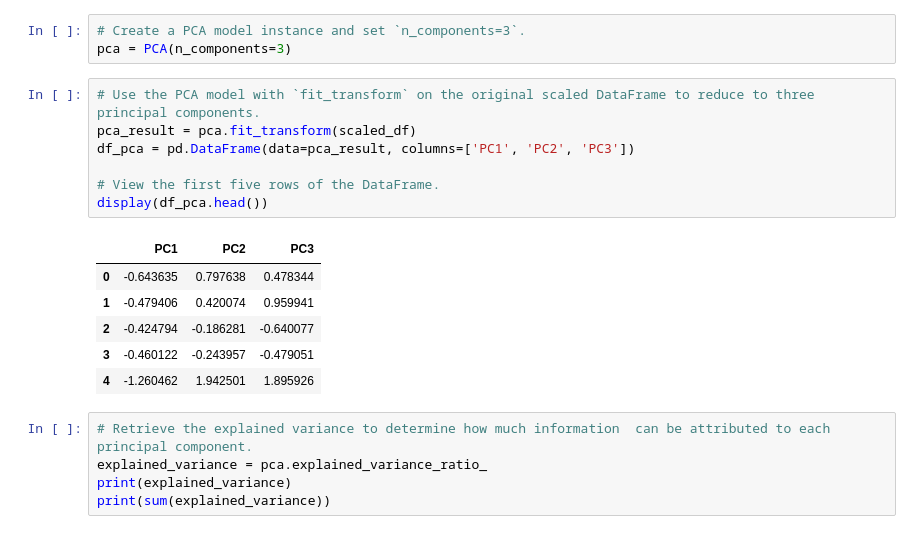
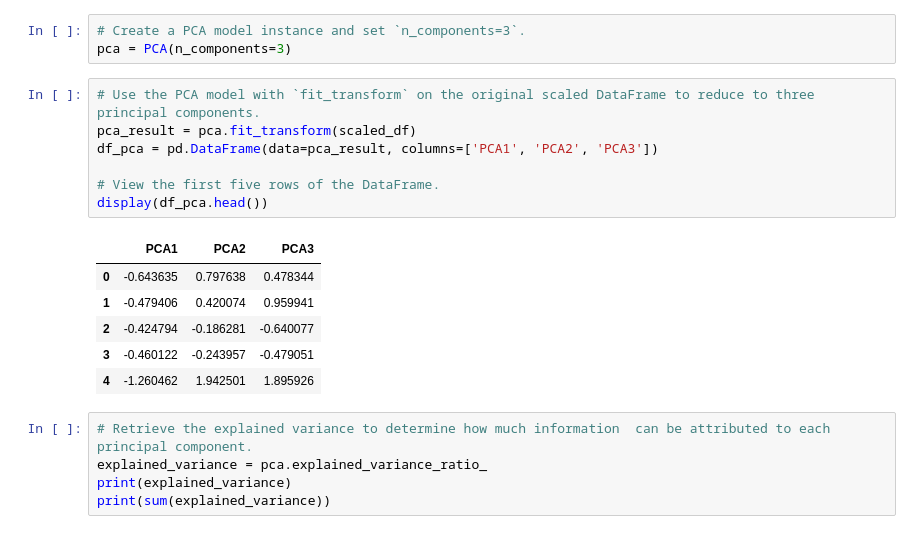
Before and after one commit to sbradley71/CryptoClustering, a Jupyter notebook: Crypto_Clustering.ipynb, the cells around one changed output. Drawn from its saved outputs; the diff is of its cells as text.

```diff
--- a/Crypto_Clustering.ipynb
+++ b/Crypto_Clustering.ipynb
@@ -198,12 +198,12 @@ pca = PCA(n_components=3)
 # %%
 # Use the PCA model with `fit_transform` on the original scaled DataFrame to reduce to three principal components.
 pca_result = pca.fit_transform(scaled_df)
-df_pca = pd.DataFrame(data=pca_result, columns=['PC1', 'PC2', 'PC3'])
+df_pca = pd.DataFrame(data=pca_result, columns=['PCA1', 'PCA2', 'PCA3'])
 
 # View the first five rows of the DataFrame.
 display(df_pca.head())
 # %% [output]
-|  | PC1 | PC2 | PC3 |
+|  | PCA1 | PCA2 | PCA3 |
 | 0 | -0.643635 | 0.797638 | 0.478344 |
 | 1 | -0.479406 | 0.420074 | 0.959941 |
 | 2 | -0.424794 | -0.186281 | -0.640077 |
```
Also changed, not shown: parts of 11 cells of this notebook.
